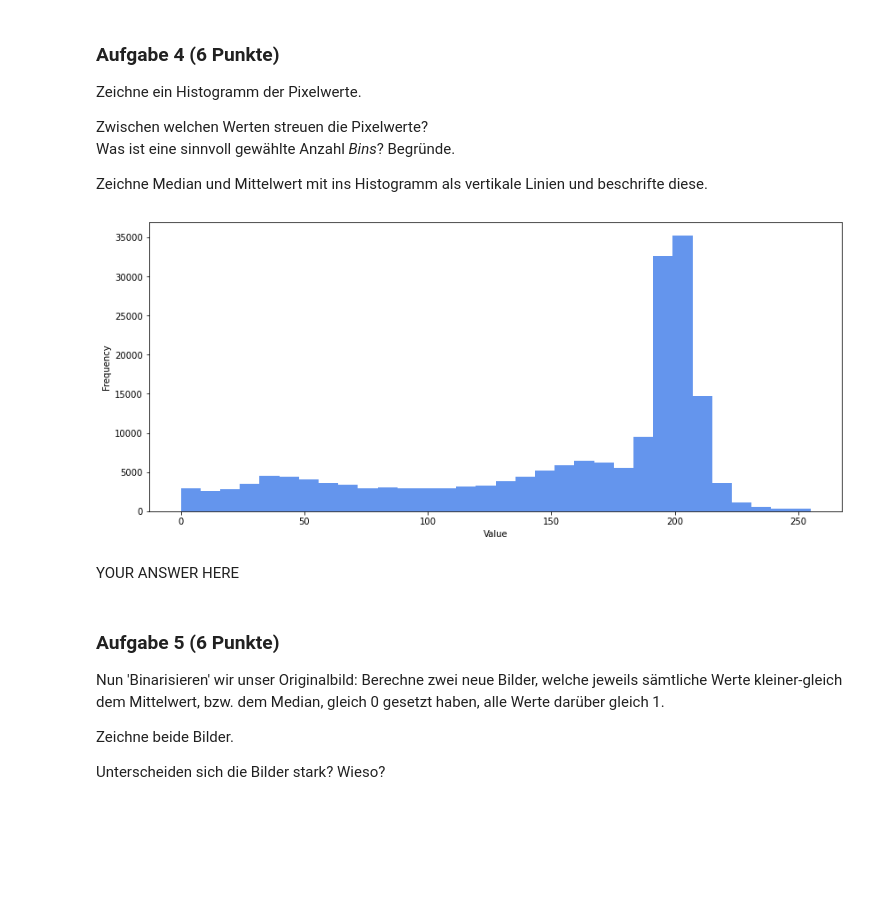
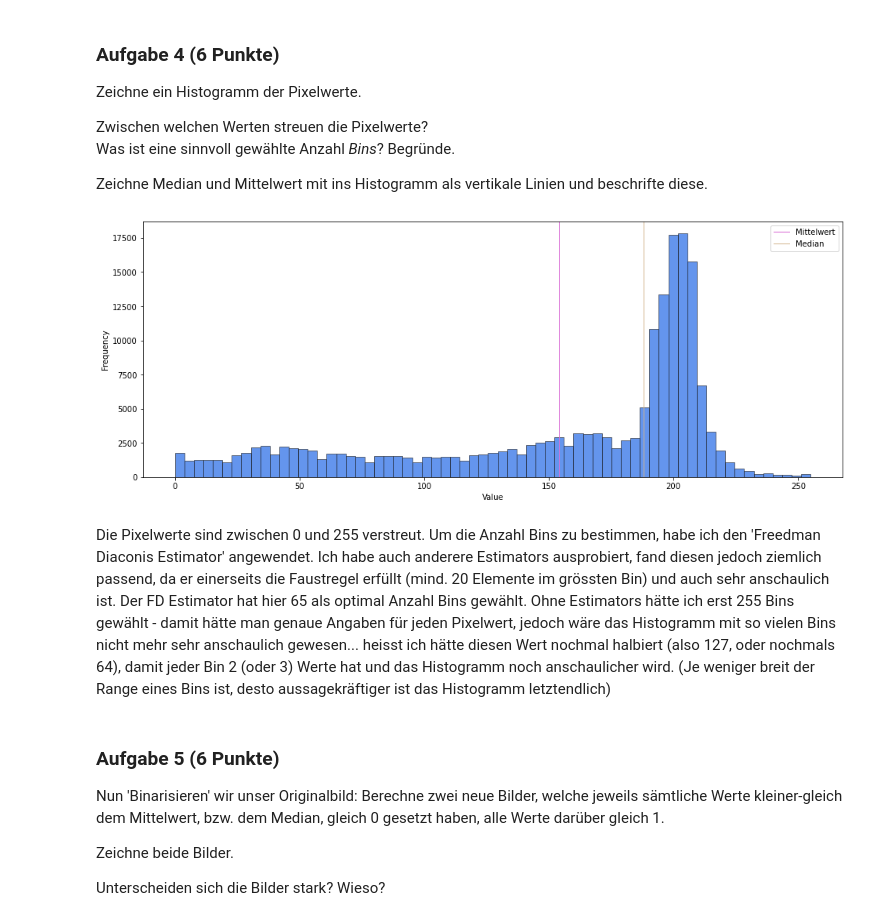
Before and after one commit to marcschny/dsp_assignments, a Jupyter notebook: assignments/assignment08_graded/assignment08_graded.ipynb, the cells around one changed output. Drawn from its saved outputs; the diff is of its cells as text; code cells hidden in the pictures; blank space fills up the shorter version.

```diff
--- a/assignments/assignment08_graded/assignment08_graded.ipynb
+++ b/assignments/assignment08_graded/assignment08_graded.ipynb
@@ -92,22 +92,30 @@ Zeichne Median und Mittelwert mit ins Histogramm als vertikale Linien und beschr
 # %%
 # flatten numpy array
 flatten_data = data.flatten()
 
 # histogram
-fig, ax = plt.subplots(nrows=1, ncols=1, figsize=(14,6))
+fig, ax = plt.subplots(nrows=1, ncols=1, figsize=(16,6))
+_ = ax.hist(flatten_data, bins="scott", color="cornflowerblue", edgecolor="black", linewidth=0.5)
 
-##TODO: use freedman-diaconis rule (or other rule) to determine optimal number of bins
-_ = ax.hist(flatten_data, bins=32, color="cornflowerblue")
+# calc mean and median
+mean = np.mean(flatten_data)
+median = np.median(flatten_data)
 
-##TODO: calc and show median and mean in histogram
+# show mean and median line
+_ = ax.axvline(mean, color="orchid", linewidth=1, label="Mittelwert")
+_ = ax.axvline(median, color="tan", linewidth=1, label="Median")
+
+# show histogram legend
+_ = ax.legend()
 
 # histogram labels
 _ = ax.set_ylabel("Frequency")
 _ = ax.set_xlabel("Value")
 # %% [output]
-[figure, old version]
+[figure, new version]
-# %% [markdown]
-YOUR ANSWER HERE
+# %% [markdown]
+Die Pixelwerte sind zwischen 0 und 255 verstreut. Um die Anzahl Bins zu bestimmen, habe ich den 'Freedman Diaconis Estimator' angewendet. Ich habe auch anderere Estimators ausprobiert, fand diesen jedoch ziemlich passend, da er einerseits die Faustregel erfüllt (mind. 20 Elemente im grössten Bin) und auch sehr anschaulich ist. Der FD Estimator hat hier 65 als optimal Anzahl Bins gewählt.
+Ohne Estimators hätte ich erst 255 Bins gewählt - damit hätte man genaue Angaben für jeden Pixelwert, jedoch wäre das Histogramm mit so vielen Bins nicht mehr sehr anschaulich gewesen... heisst ich hätte diesen Wert nochmal halbiert (also 127, oder nochmals 64), damit jeder Bin 2 (oder 3) Werte hat und das Histogramm noch anschaulicher wird. (Je weniger breit der Range eines Bins ist, desto aussagekräftiger ist das Histogramm letztendlich)
 # %% [markdown]
 ### Aufgabe 5 (6 Punkte)
 
```
Also changed, not shown: parts of 6 cells of this notebook.
